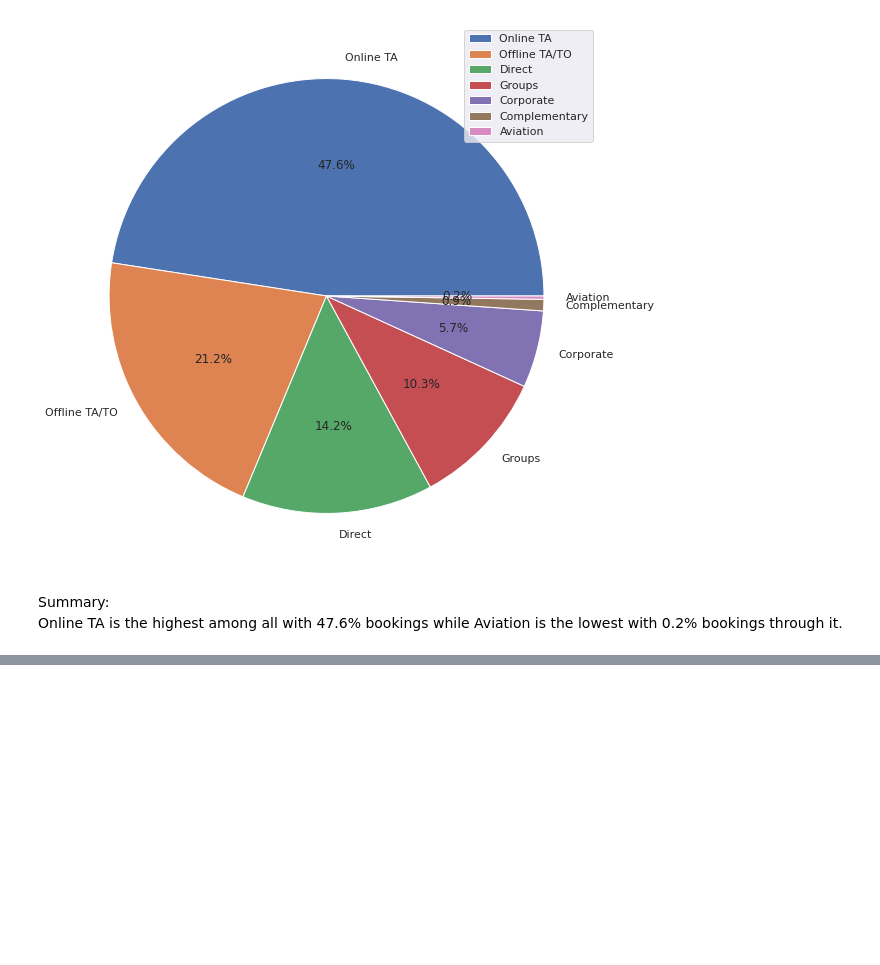
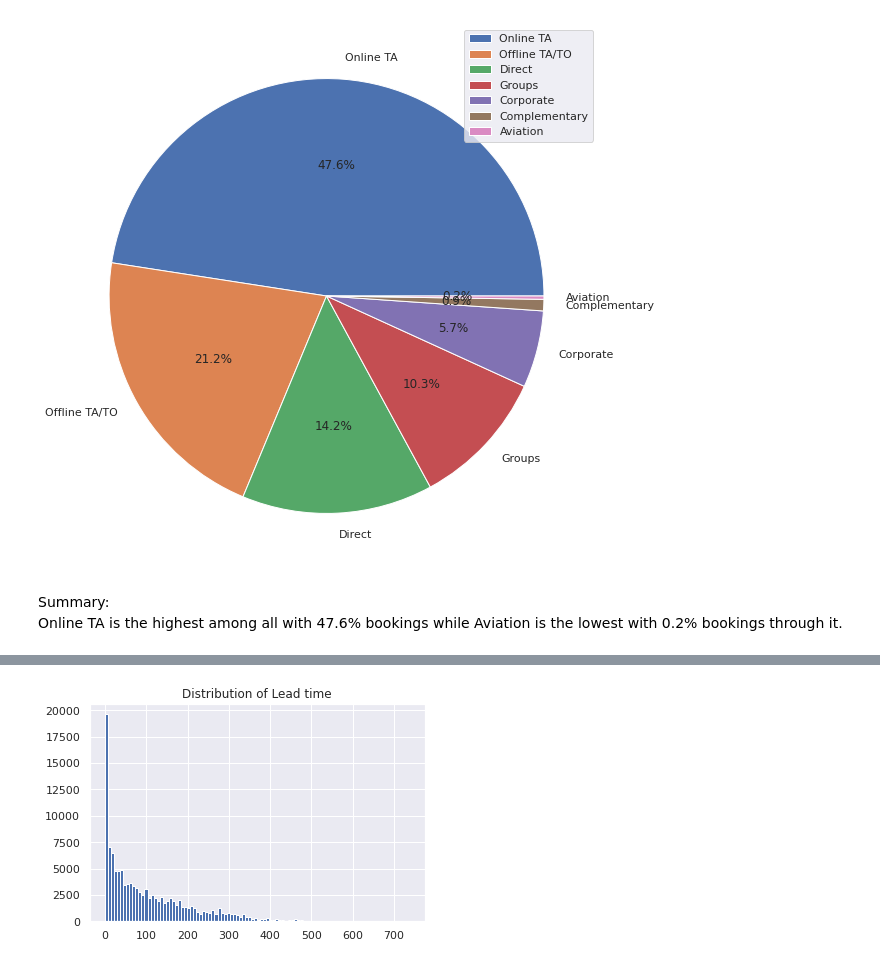
Before and after one commit to kanishquetyagi/Hotel_Booking_Analysis, a Jupyter notebook: Hotel_Booking_Analysis_Capstone_Project.ipynb, the cells around one changed output, grey strips where cells are left out. Drawn from its saved outputs; the diff is of its cells as text; code cells hidden in the pictures; blank space fills up the shorter version.

```diff
--- a/Hotel_Booking_Analysis_Capstone_Project.ipynb
+++ b/Hotel_Booking_Analysis_Capstone_Project.ipynb
@@ -558,0 +610,5 @@ Online TA is the highest among all with 47.6% bookings while Aviation is the low
+# %%
+plt.title("Distribution of Lead time")
+plt.hist(df_hotel.lead_time,  bins=100);
+# %% [output]
+[figure, added]
```
Also changed, not shown: parts of 19 cells of this notebook.
